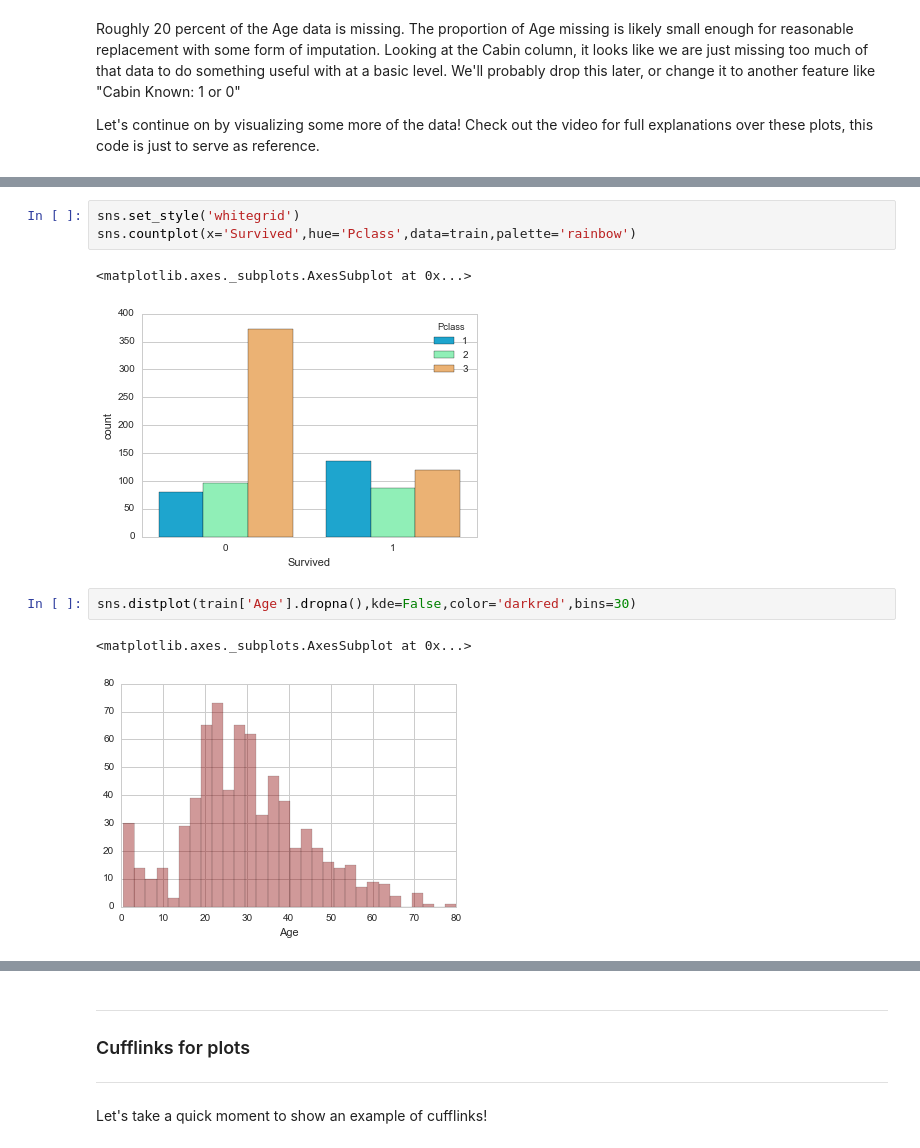
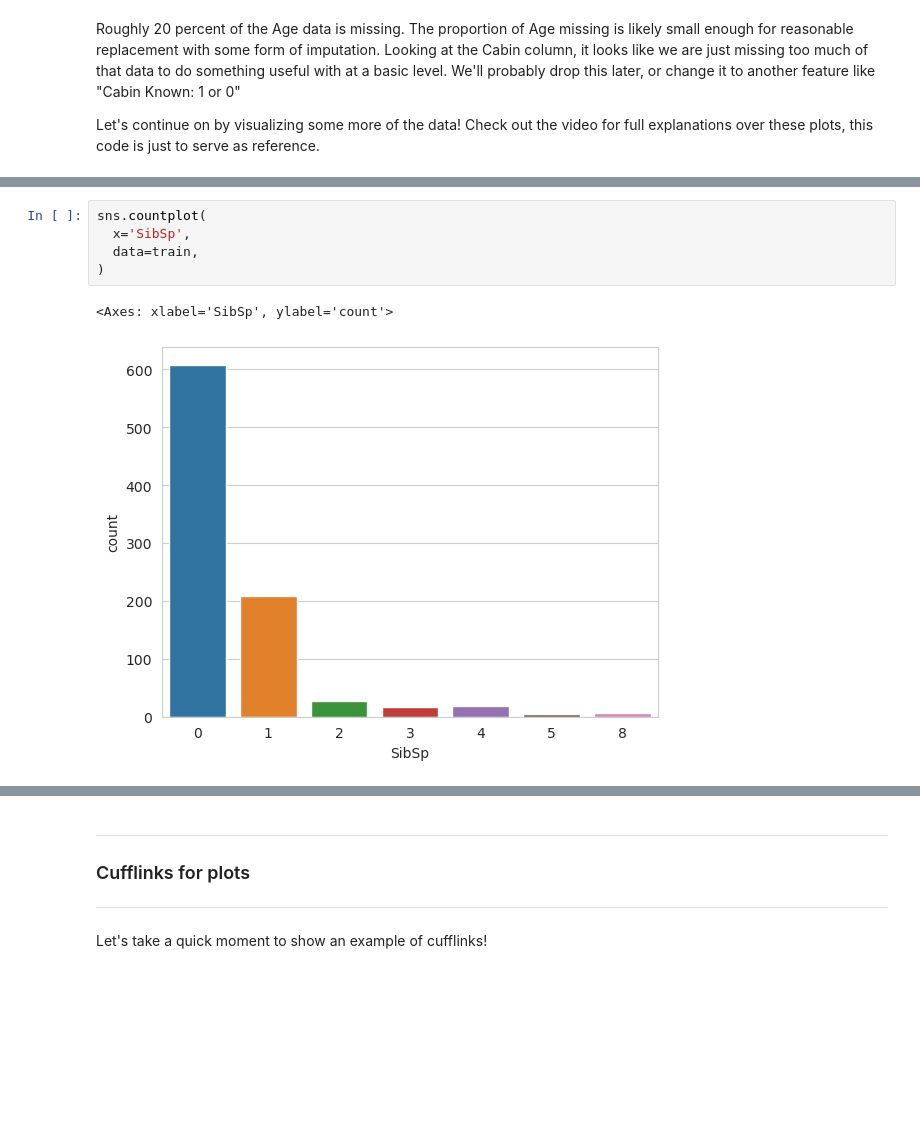
Before and after one commit to LuisReyes98/udemy-machine-learning, a Jupyter notebook: 13-Logistic-Regression/01-Logistic Regression with Python.ipynb, the cells around one changed output, grey strips where cells are left out. Saved outputs shown, nothing was run; the diff lists cells and outputs as text; blank space fills up the shorter version.

```diff
--- a/13-Logistic-Regression/01-Logistic Regression with Python.ipynb
+++ b/13-Logistic-Regression/01-Logistic Regression with Python.ipynb
@@ -112,11 +203,8 @@ sns.countplot(x='Survived',hue='Sex',data=train,palette='RdBu_r')
 # %%
-sns.set_style('whitegrid')
-sns.countplot(x='Survived',hue='Pclass',data=train,palette='rainbow')
+sns.countplot(
+  x='SibSp',
+  data=train,
+)
 # %% [output]
-<matplotlib.axes._subplots.AxesSubplot at 0x...>
+<Axes: xlabel='SibSp', ylabel='count'>
-[figure, old version]
+[figure, new version]
-# %%
-sns.distplot(train['Age'].dropna(),kde=False,color='darkred',bins=30)
-# %% [output]
-<matplotlib.axes._subplots.AxesSubplot at 0x...>
-[figure, removed]
```
Also changed, not shown: parts of 57 cells of this notebook.
